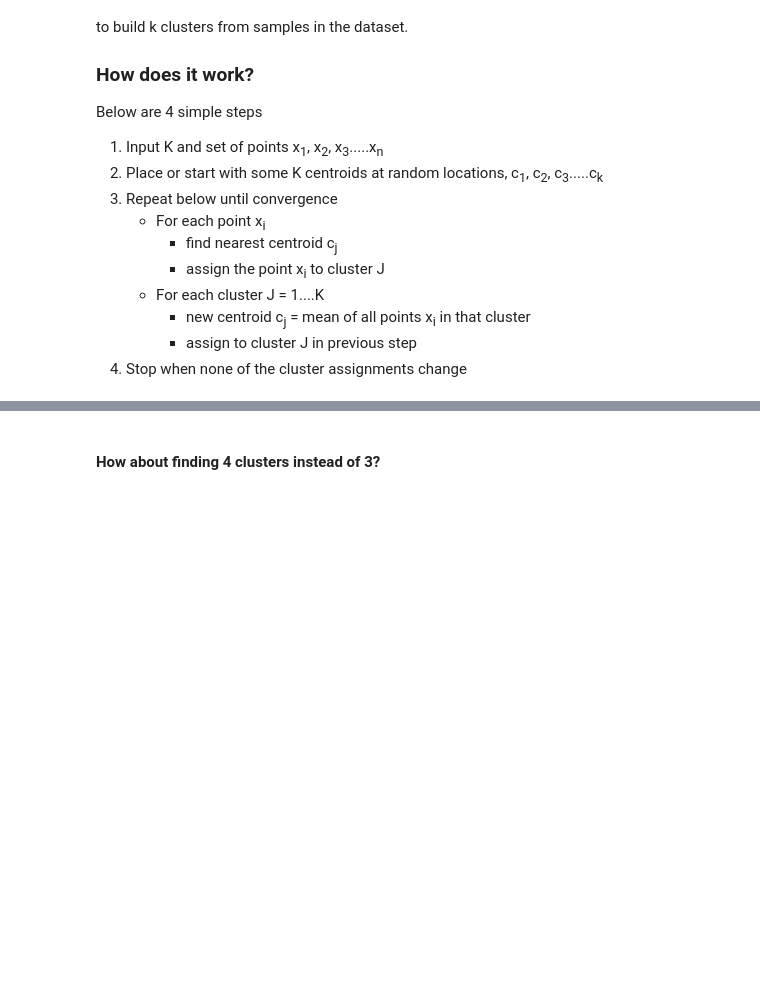
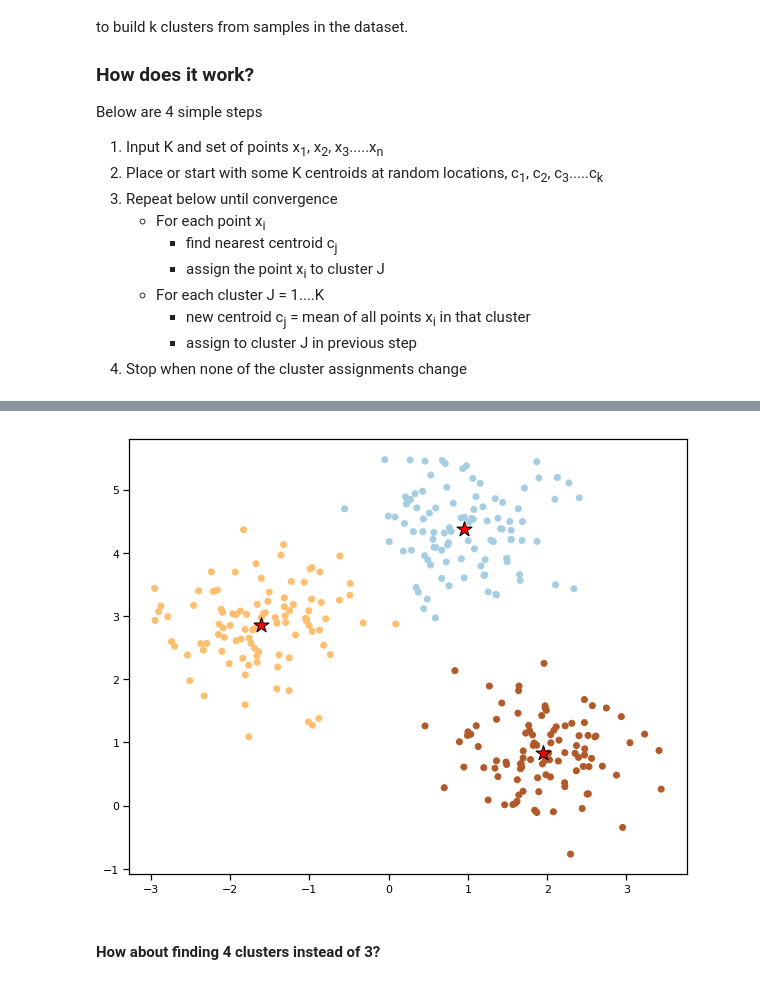
Before and after one commit to rvempati/Unsupervised-Learning, a Jupyter notebook: K-Means Clustering/K-Means Clustering - Few Examples.ipynb, the cells around one changed output, grey strips where cells are left out. Drawn from its saved outputs; the diff is of its cells as text; code cells hidden in the pictures; blank space fills up the shorter version.

```diff
--- a/K-Means Clustering/K-Means Clustering - Few Examples.ipynb
+++ b/K-Means Clustering/K-Means Clustering - Few Examples.ipynb
@@ -90,3 +116,15 @@ plt.show()
+# %%
+# Plotting predicted labels as a scatter
+plt.figure(figsize = (10,8))
+plt.scatter(X[:,0], X[:,1], c=y_pred, cmap=plt.cm.Paired)
+plt.scatter(ktest.cluster_centers_[:, 0],
+            ktest.cluster_centers_[:, 1],
+            s=250, marker='*',
+            c='red', edgecolor='black',
+            label='centroids')
+plt.show()
+# %% [output]
+[figure, added]
 # %% [markdown]
 #### How about finding 4 clusters instead of 3?
 # %%
```
Also changed, not shown: parts of 42 cells of this notebook, 9 other files.
